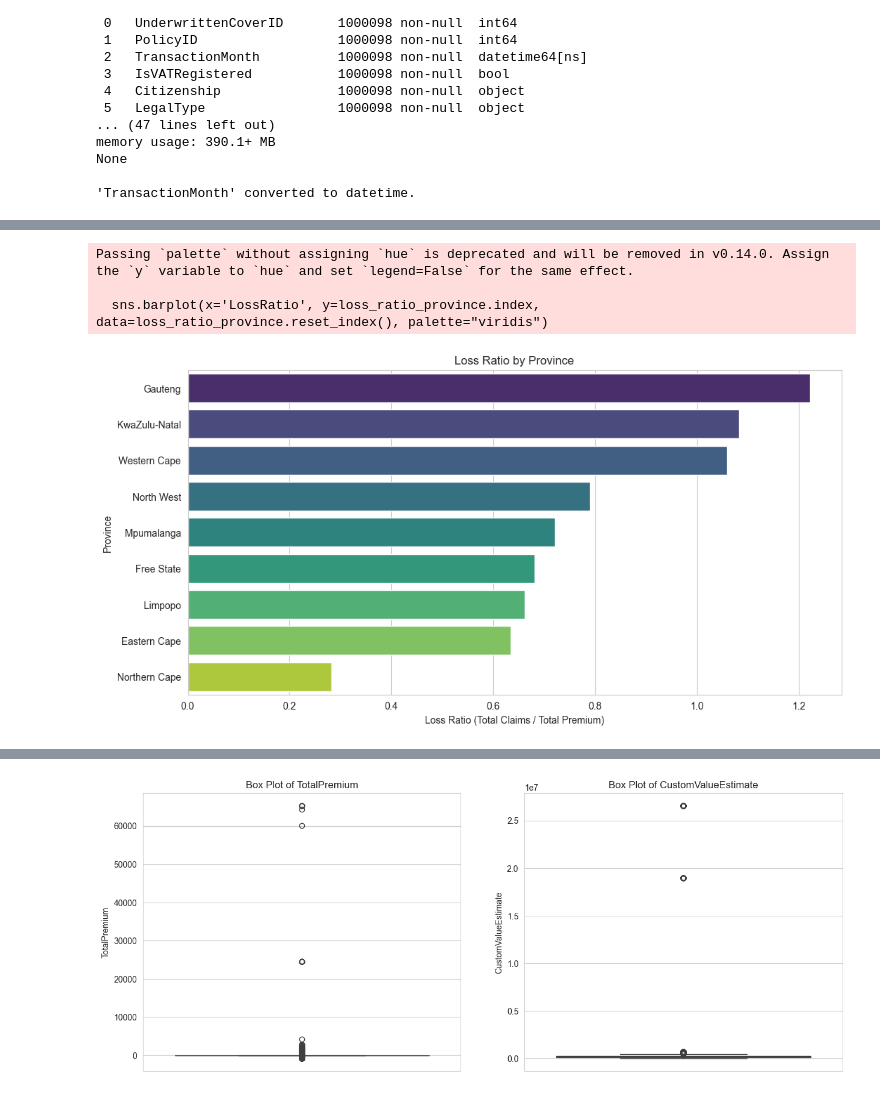
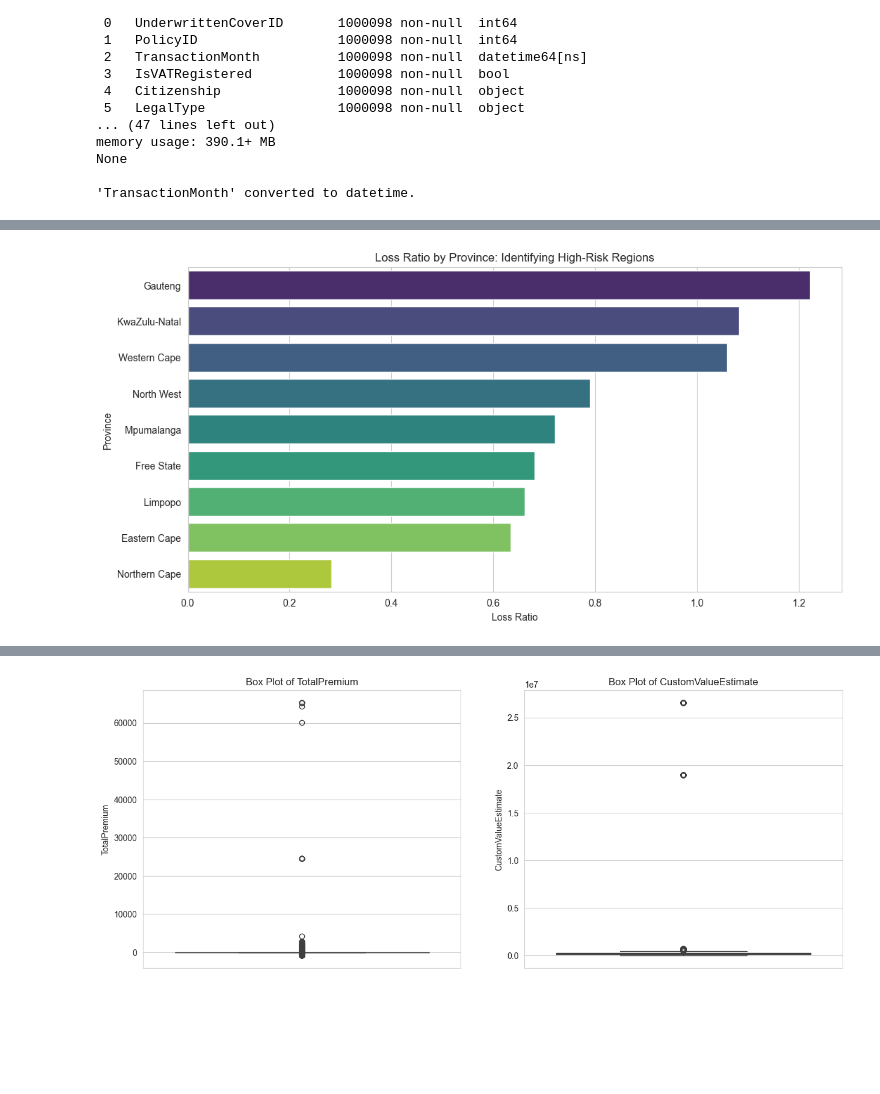
Before and after one commit to Kidus-Yoseph1/Insurance-Risk-Predictive-Modeling, a Jupyter notebook: notebooks/EDA.ipynb, the cells around one changed output, grey strips where cells are left out. Drawn from its saved outputs; the diff is of its cells as text; code cells hidden in the pictures; blank space fills up the shorter version.

Commit message:
fix: Loss ratio

```diff
--- a/notebooks/EDA.ipynb
+++ b/notebooks/EDA.ipynb
@@ -49,35 +108,43 @@ None
 # %%
-## Overall Loss Ratio
-total_claims_all = df['TotalClaims'].sum()
-total_premium_all = df['TotalPremium'].sum()
-overall_loss_ratio = total_claims_all / total_premium_all
+def calculate_loss_ratio_by_group(df, group_col):
+    grouped = df.groupby(group_col)[['TotalClaims', 'TotalPremium', 'PolicyCount']].sum()
+    grouped['LossRatio'] = grouped['TotalClaims'] / grouped['TotalPremium']
+    grouped['ClaimFrequency'] = grouped['TotalClaims'].apply(lambda x: 1 if x > 0 else 0).sum() / grouped['PolicyCount'].sum()
+    return grouped.sort_values(by='LossRatio', ascending=False)
+
+# 1. Overall Portfolio Loss Ratio
+overall_loss_ratio = df['TotalClaims'].sum() / df['TotalPremium'].sum()
 print(f"\nOverall Portfolio Loss Ratio: {overall_loss_ratio:.4f}")
 
-## Loss Ratio by Feature (Province, VehicleType, Gender)
-def calculate_loss_ratio_by_group(df, group_col):
-    # Group by the specified column and sum up TotalClaims and TotalPremium
-    grouped = df.groupby(group_col)[['TotalClaims', 'TotalPremium']].sum()
 
-    # Calculate Loss Ratio
-    grouped['LossRatio'] = grouped['TotalClaims'] / grouped['TotalPremium']
-
-    return grouped.sort_values(by='LossRatio', ascending=False)
-
-# Loss Ratio by Province
+# 2. Loss Ratio by Province (High-Risk/Low-Risk Segment Identification)
 loss_ratio_province = calculate_loss_ratio_by_group(df, 'Province')
 print("\n--- Loss Ratio by Province ---")
-print(loss_ratio_province)
+print(loss_ratio_province[['LossRatio', 'PolicyCount']].to_markdown(numalign="left", stralign="left"))
 
-# Loss Ratio by Gender
+# 3. Loss Ratio by Gender
 loss_ratio_gender = calculate_loss_ratio_by_group(df, 'Gender')
 print("\n--- Loss Ratio by Gender ---")
-print(loss_ratio_gender)
+print(loss_ratio_gender[['LossRatio', 'PolicyCount']].to_markdown(numalign="left", stralign="left"))
+
+# 4. Loss Ratio by Vehicle Type
+loss_ratio_vehicletype = calculate_loss_ratio_by_group(df, 'VehicleType')
+print("\n--- Loss Ratio by VehicleType ---")
+print(loss_ratio_vehicletype[['LossRatio', 'PolicyCount']].head(10).to_markdown(numalign="left", stralign="left")) # Print top 10
 
 # Plot Loss Ratio by Province
 plt.figure(figsize=(12, 6))
-sns.barplot(x='LossRatio', y=loss_ratio_province.index, data=loss_ratio_province.reset_index(), palette="viridis")
-plt.title('Loss Ratio by Province')
-plt.xlabel('Loss Ratio (Total Claims / Total Premium)')
+plot_data_province = loss_ratio_province.reset_index()
+sns.barplot(
+    x='LossRatio',
+    y='Province',
+    data=plot_data_province,
+    hue='Province',
+    palette="viridis",
+    legend=False
+)
+plt.title('Loss Ratio by Province: Identifying High-Risk Regions')
+plt.xlabel('Loss Ratio')
 plt.ylabel('Province')
 plt.show()
 # %% [output]
@@ -101,5 +168,2 @@ Female         2.502461e+05  3.044806e+05   0.821879
-Passing `palette` without assigning `hue` is deprecated and will be removed in v0.14.0. Assign the `y` variable to `hue` and set `legend=False` for the same effect.
-
-  sns.barplot(x='LossRatio', y=loss_ratio_province.index, data=loss_ratio_province.reset_index(), palette="viridis")
-[figure, old version]
+[figure, new version]
 # %%
```
Also changed, not shown: parts of 5 cells of this notebook.
